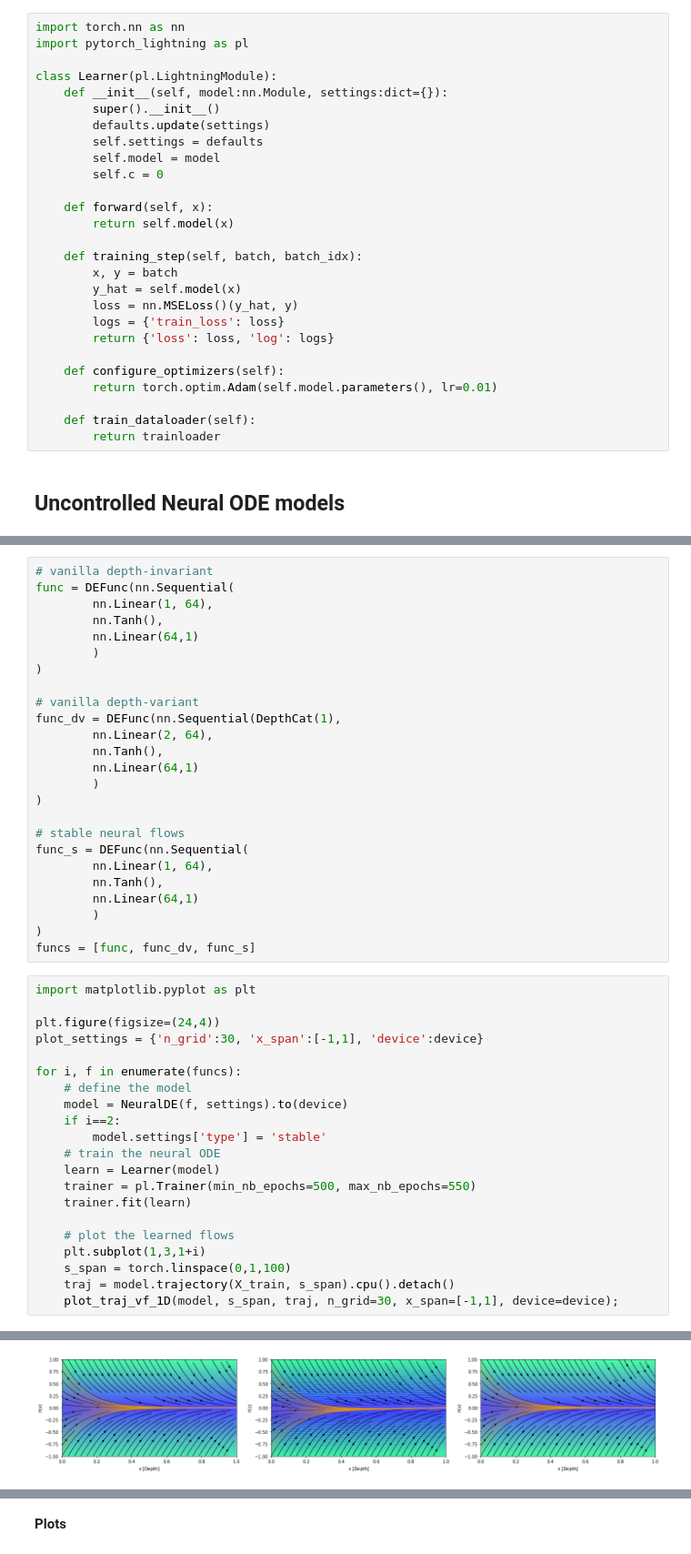
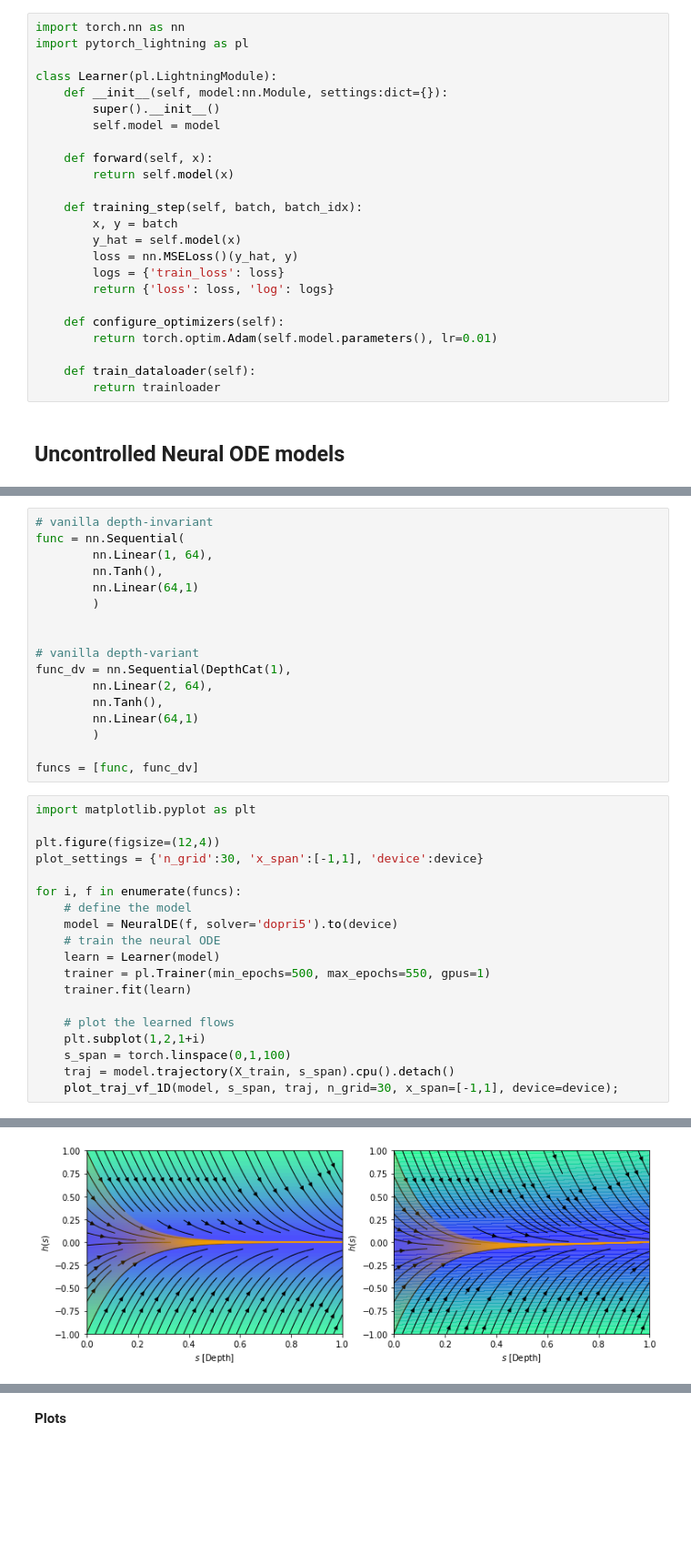
Before and after one commit to DiffEqML/torchdyn, a Jupyter notebook: tutorials/03_crossing_trajectories.ipynb, the cells around one changed output, grey strips where cells are left out. Shown at 91% size. Saved outputs shown, nothing was run; the diff lists cells and outputs as text; blank space fills up the shorter version.

```diff
--- a/tutorials/03_crossing_trajectories.ipynb
+++ b/tutorials/03_crossing_trajectories.ipynb
@@ -41,10 +41,7 @@ import pytorch_lightning as pl
 class Learner(pl.LightningModule):
     def __init__(self, model:nn.Module, settings:dict={}):
         super().__init__()
-        defaults.update(settings)
-        self.settings = defaults
         self.model = model
-        self.c = 0
 
     def forward(self, x):
         return self.model(x)
@@ -70,46 +65,36 @@ settings = {'type':'classic', 'controlled':False, 'solver':'dopri5'}
 # %%
 # vanilla depth-invariant
-func = DEFunc(nn.Sequential(
+func = nn.Sequential(
         nn.Linear(1, 64),
         nn.Tanh(),
         nn.Linear(64,1)
         )
-)
+
 
 # vanilla depth-variant
-func_dv = DEFunc(nn.Sequential(DepthCat(1),
+func_dv = nn.Sequential(DepthCat(1),
         nn.Linear(2, 64),
         nn.Tanh(),
         nn.Linear(64,1)
         )
-)
 
-# stable neural flows
-func_s = DEFunc(nn.Sequential(
-        nn.Linear(1, 64),
-        nn.Tanh(),
-        nn.Linear(64,1)
-        )
-)
-funcs = [func, func_dv, func_s]
+funcs = [func, func_dv]
 # %%
 import matplotlib.pyplot as plt
 
-plt.figure(figsize=(24,4))
+plt.figure(figsize=(12,4))
 plot_settings = {'n_grid':30, 'x_span':[-1,1], 'device':device}
 
 for i, f in enumerate(funcs):
     # define the model
-    model = NeuralDE(f, settings).to(device)
-    if i==2:
-        model.settings['type'] = 'stable'
+    model = NeuralDE(f, solver='dopri5').to(device)
     # train the neural ODE
     learn = Learner(model)
-    trainer = pl.Trainer(min_nb_epochs=500, max_nb_epochs=550)
+    trainer = pl.Trainer(min_epochs=500, max_epochs=550, gpus=1)
     trainer.fit(learn)
 
     # plot the learned flows
-    plt.subplot(1,3,1+i)
+    plt.subplot(1,2,1+i)
     s_span = torch.linspace(0,1,100)
     traj = model.trajectory(X_train, s_span).cpu().detach()
     plot_traj_vf_1D(model, s_span, traj, n_grid=30, x_span=[-1,1], device=device);
@@ -148,4 +116,4 @@ INFO:lightning:
-[figure, old version]
+[figure, new version]
 # %% [markdown]
 ## Controlled Neural ODE models
 
```
Also changed, not shown: parts of 12 cells of this notebook, 14 other files.
